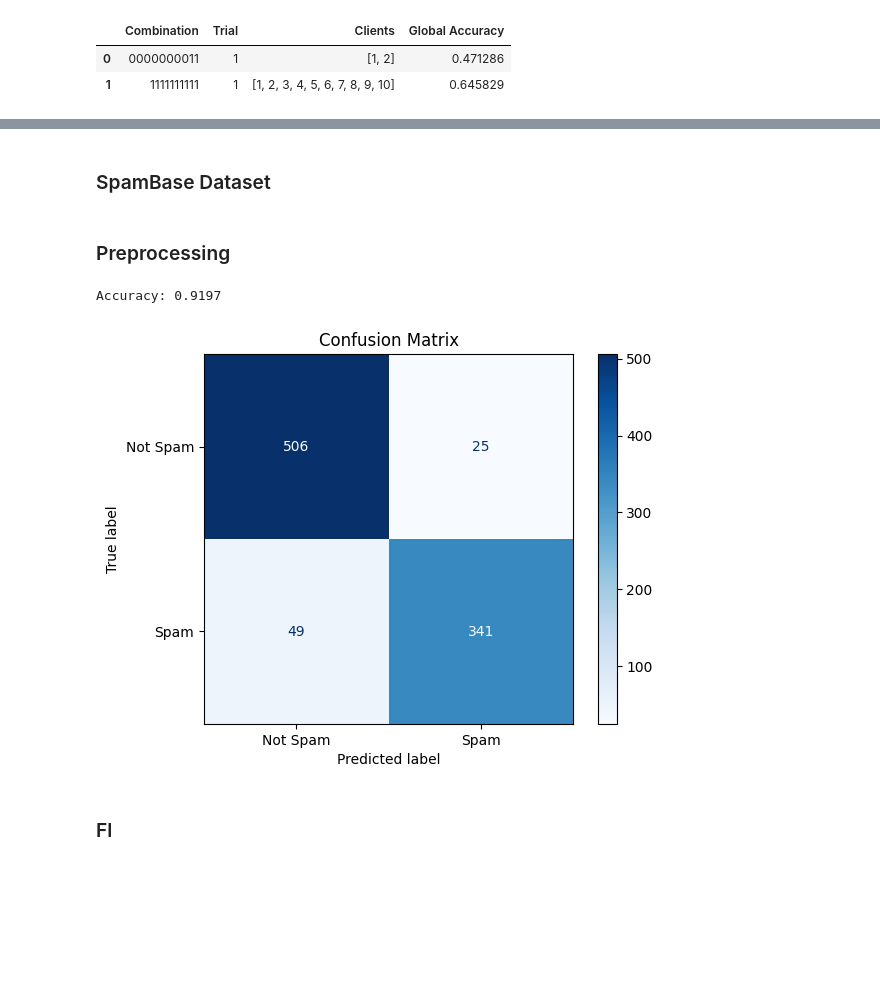
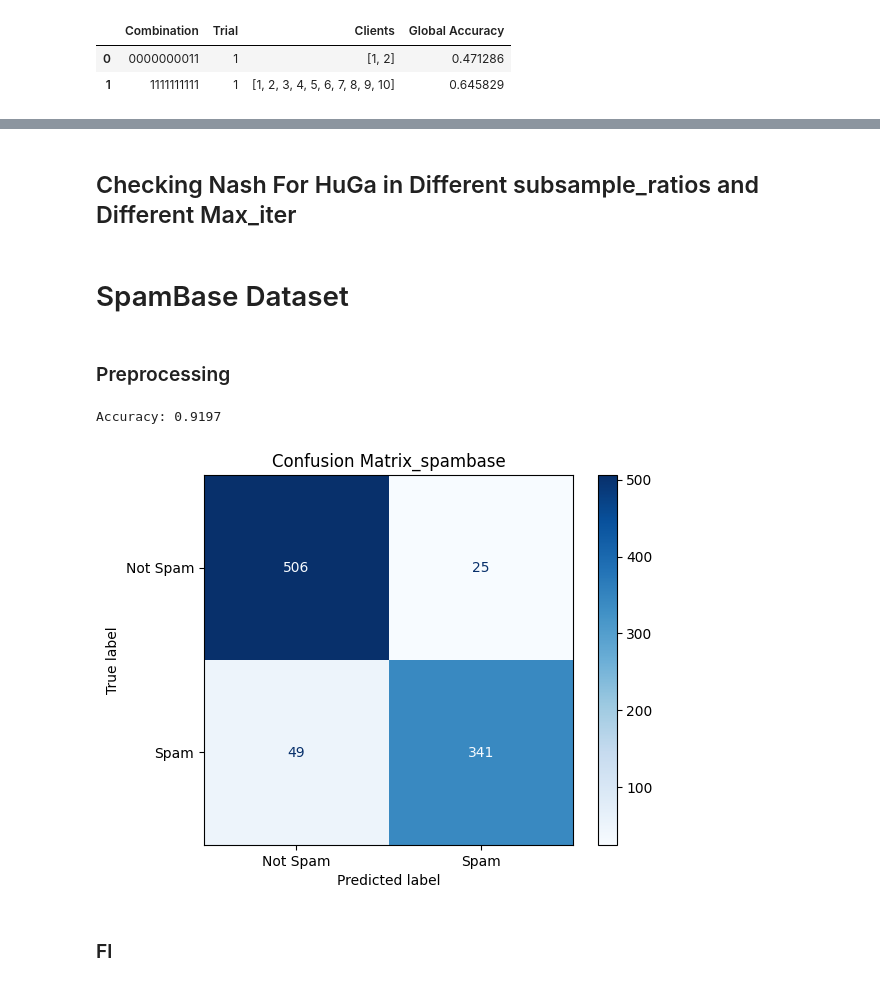
Before and after one commit to abbaszal/Thesis_Projects, a Jupyter notebook: src/fedLR_HuGaDB&Spambase.ipynb, the cells around one changed output, grey strips where cells are left out. Saved outputs shown, nothing was run; the diff lists cells and outputs as text; code cells hidden in the pictures; blank space fills up the shorter version.

```diff
--- a/src/fedLR_HuGaDB&Spambase.ipynb
+++ b/src/fedLR_HuGaDB&Spambase.ipynb
@@ -214,0 +212,2 @@ result = compute_and_visualize_shapley_values(
+# %% [markdown]
+## Checking Nash For HuGa in Different subsample_ratios and Different Max_iter
@@ -215,7 +392,7 @@ result = compute_and_visualize_shapley_values(
 # %% [markdown]
-### SpamBase Dataset
+# SpamBase Dataset
 # %%
-file_path = '.../spambase/spambase.data'  # Adjust the path as needed
+file_path = '.../data/spambase.data'  # Adjust the path as needed
 df = pd.read_csv(file_path, header=None)
 # %% [markdown]
 ### Preprocessing
@@ -232,26 +410,26 @@ X_test = scaler.transform(X_test)
 # %%
 # Train the Logistic Regression model
 model = LogisticRegression(random_state=42, max_iter=1000)
 model.fit(X_train, y_train)
 
 # Evaluate the model
 acc = model.score(X_test, y_test)
 print(f"Accuracy: {acc:.4f}")
 
 
 y_pred = model.predict(X_test)
 
 
 cm = confusion_matrix(y_test, y_pred)
 
 disp = ConfusionMatrixDisplay(confusion_matrix=cm, display_labels=["Not Spam", "Spam"])
 disp.plot(cmap=plt.cm.Blues)
 
-plt.title("Confusion Matrix")
+plt.title("Confusion Matrix_spambase")
 plt.show()
 # %% [output]
 Accuracy: 0.9197
-[figure, old version]
+[figure, new version]
 # %% [markdown]
 ### Fl
 # %%
```
Also changed, not shown: parts of 18 cells of this notebook.
